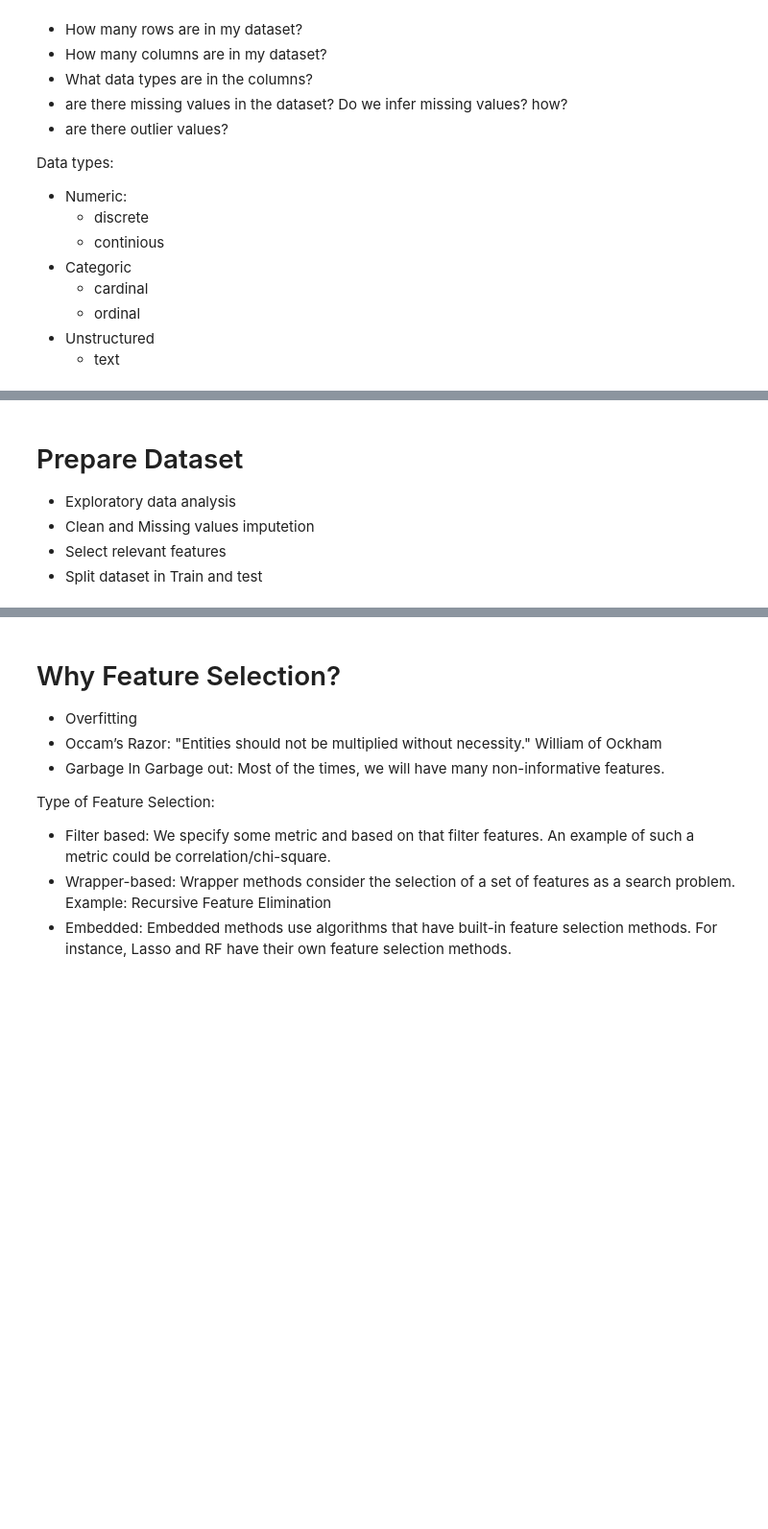
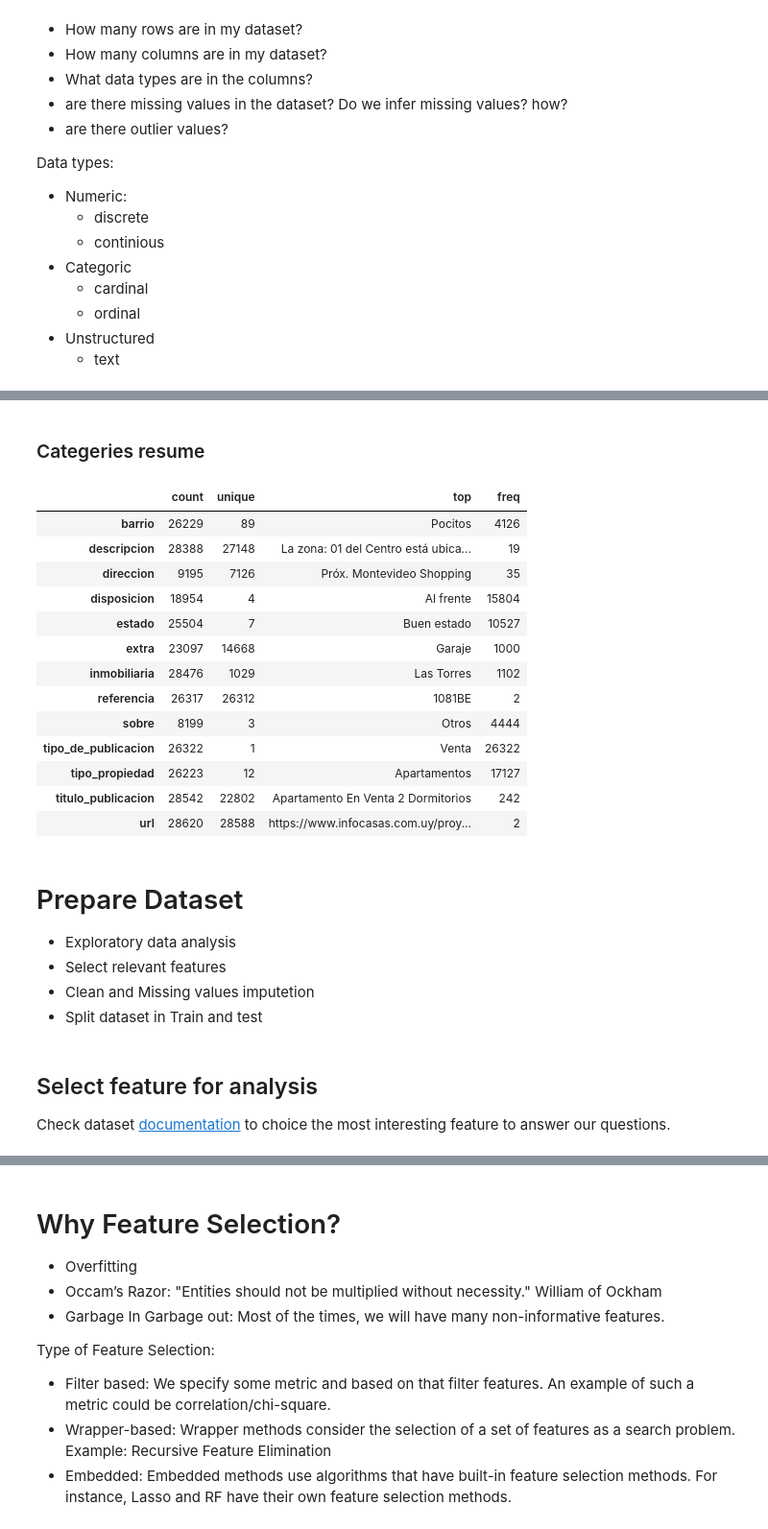
Before and after one commit to creyesp/houses-project, a Jupyter notebook: notebooks/Template_workshop.ipynb, the cells around one changed output, grey strips where cells are left out. Shown: that part at 96% size. Cells and saved outputs as stored; diff of their text form; code cells hidden in the pictures; blank space fills up the shorter version.

```diff
--- a/notebooks/Template_workshop.ipynb
+++ b/notebooks/Template_workshop.ipynb
@@ -84,6 +142,28 @@ examples:
+# %% [markdown]
+### Categeries resume
+# %%
+df.describe(include='O').transpose()
+# %% [output]
+|  | count | unique | top | freq |
+| barrio | 26229 | 89 | Pocitos | 4126 |
+| descripcion | 28388 | 27148 | La zona: 01 del Centro está ubica... | 19 |
+| direccion | 9195 | 7126 | Próx. Montevideo Shopping | 35 |
+| disposicion | 18954 | 4 | Al frente | 15804 |
+| estado | 25504 | 7 | Buen estado | 10527 |
+| extra | 23097 | 14668 | Garaje | 1000 |
+| inmobiliaria | 28476 | 1029 | Las Torres | 1102 |
+| referencia | 26317 | 26312 | 1081BE | 2 |
+| sobre | 8199 | 3 | Otros | 4444 |
+| tipo_de_publicacion | 26322 | 1 | Venta | 26322 |
+| tipo_propiedad | 26223 | 12 | Apartamentos | 17127 |
+| titulo_publicacion | 28542 | 22802 | Apartamento En Venta 2 Dormitorios | 242 |
+| url | 28620 | 28588 | https://www.infocasas.com.uy/proy... | 2 |
 # %% [markdown]
 # Prepare Dataset
 - Exploratory data analysis
+- Select relevant features
 - Clean and Missing values imputetion
-- Select relevant features
 - Split dataset in Train and test
+# %% [markdown]
+## Select feature for analysis
+Check dataset [documentation](https://github.com/creyesp/houses-project/blob/add-binder-configs/data/dataset_description.md) to choice the most interesting feature to answer our questions.
```
Also changed, not shown: parts of 26 cells of this notebook, 1 other file.
